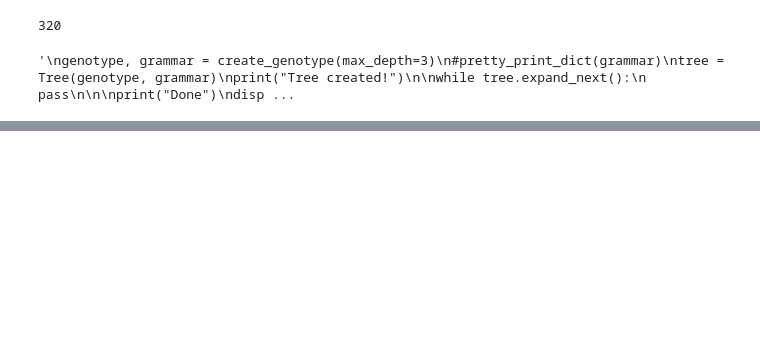
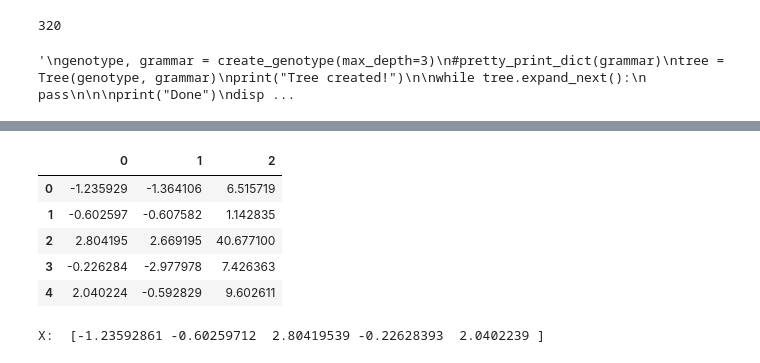
Before and after one commit to diogoneiss/Structured-Grammar-Evolution-in-Numba, a Jupyter notebook: tp1.ipynb, the cells around one changed output, grey strips where cells are left out. Saved outputs shown, nothing was run; the diff lists cells and outputs as text; code cells hidden in the pictures; blank space fills up the shorter version.

```diff
--- a/tp1.ipynb
+++ b/tp1.ipynb
@@ -1765,0 +1844,49 @@ next_gen = next_generation(genotypes, grammar, 0, 1, 0, test_data, test_y, 2)
+# %%
+
+
+def genetic_programming(num_generations, population_size, max_depth, p_mutation, p_crossover, elite_percentage, variables_values, y_values, tournament_size):
+
+    num_variables = len(variables_values)
+
+    # Create the grammar
+    genotype_list, grammar = create_n_genotypes(population_size, num_variables, max_depth)
+
+    # Initialize the genotypes
+    current_genotypes = genotype_list
+
+    # Define the statistics array to store the statistics for each generation
+    stats_columns = 10
+
+    stats_shape = (num_generations, stats_columns)
+    stats = np.zeros(shape=stats_shape, dtype=np.float64)
+
+    # Run the algorithm for the specified number of generations
+    for generation in range(num_generations):
+        print(f"\n=== Generation {generation + 1} ===")
+        current_genotypes, current_stats = next_generation(current_genotypes, grammar, p_mutation, p_crossover, elite_percentage, variables_values, y_values, tournament_size)
+
+        # Store the statistics for the current generation
+        stats[generation, :] = current_stats
+
+    return current_genotypes, stats
+
+# read csv from inside synth1, called synth1-train.csv
+
+df = pd.read_csv("synth1/synth1-train.csv", header=None)
+display(df.head())
+# y is the last column from the df, extract it to y
+y = df.iloc[:, -1]
+
+# drop the last column from the df, and store the rest in X
+X = df.drop(df.columns[-1], axis=1)
+variable_matrix = X.to_numpy()
+
+print("X: ", variable_matrix[:5, 0])
+# %% [output]
+|  | 0 | 1 | 2 |
+| 0 | -1.235929 | -1.364106 | 6.515719 |
+| 1 | -0.602597 | -0.607582 | 1.142835 |
+| 2 | 2.804195 | 2.669195 | 40.677100 |
+| 3 | -0.226284 | -2.977978 | 7.426363 |
+| 4 | 2.040224 | -0.592829 | 9.602611 |
+X:  [-1.23592861 -0.60259712  2.80419539 -0.22628393  2.0402239 ]
```
Also changed, not shown: parts of 15 cells of this notebook.
